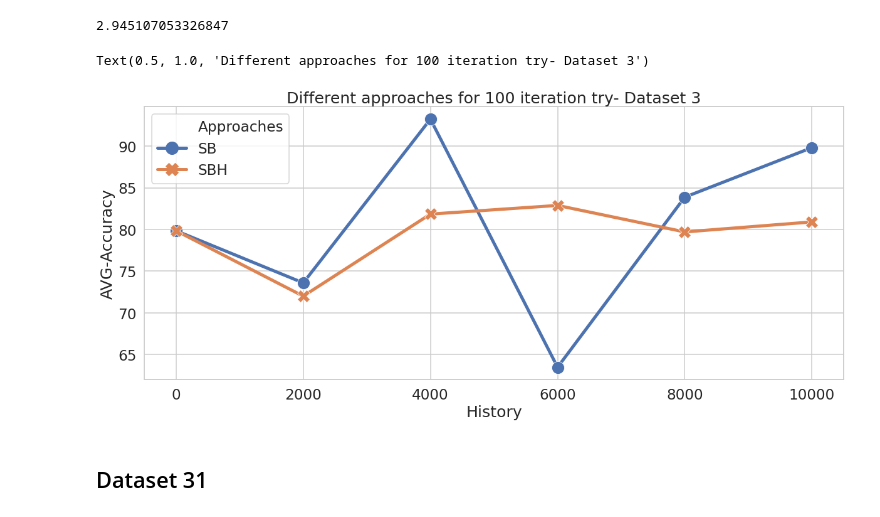
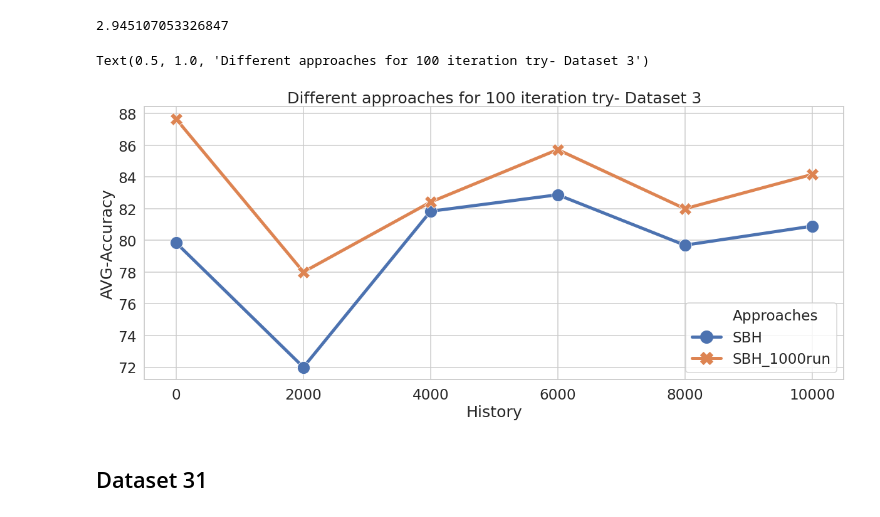
Before and after one commit to Milad-abbaszadeh/hyperopt, a Jupyter notebook: ipythons/Result_in_all_datasets.ipynb, the cells around one changed output. Cells and saved outputs as stored; diff of their text form; code cells hidden in the pictures.

```diff
--- a/ipythons/Result_in_all_datasets.ipynb
+++ b/ipythons/Result_in_all_datasets.ipynb
@@ -100,18 +98,18 @@ x_axis = [0,2000,4000,6000,8000,10000]
 
 avg_acc_our_3 = np.array([79.84,73.59,93.23,63.47,83.87,89.81])#
 avg_acc_random_3 = np.array([79.84,83,85,86,88,88.38])
-avg_acc_removedLF_random_3  =np.array([84.90,82.44,86.12,87.19,86.93,87.46])
-avg_acc_removedLF_our_3 =np.array([84.86,73.78,89.10,74.80,82.14,87.65])
-avg_acc_gamma1_our_3 = np.array([93.02,74.49,70.02,67.55,83.55,87.34])
-avg_acc_gamma1_random_3 = np.array([93.02,83.87,83.69,85.90,87.25,87.92])
+# avg_acc_removedLF_random_3  =np.array([84.90,82.44,86.12,87.19,86.93,87.46])
+# avg_acc_removedLF_our_3 =np.array([84.86,73.78,89.10,74.80,82.14,87.65])
+# avg_acc_gamma1_our_3 = np.array([93.02,74.49,70.02,67.55,83.55,87.34])
+# avg_acc_gamma1_random_3 = np.array([93.02,83.87,83.69,85.90,87.25,87.92])
 
 histogram = np.array([79.84,72,81.84,82.88,79.7,80.90])
 histogram_1000run=np.array([87.65,78.01,82.42,85.73,82,84.16])
-histogram_gamma1 = np.array([93.02,81.7,84.1,82.68,82.08,87.92])
-histogram_lf = np.array([84.86,76.43,84.55,85.46,79.79,78.46])
-histogram_gamma1_lf = np.array([92.64,86.23,86.31,86.97,88.68,86.41])
-best_history= np.array([79.84,66.39,82.03,65.60,63.20,62.88])
-worst_history=np.array([79.84,52.22,87.98,91.88,69.27,86.90])
+# histogram_gamma1 = np.array([93.02,81.7,84.1,82.68,82.08,87.92])
+# histogram_lf = np.array([84.86,76.43,84.55,85.46,79.79,78.46])
+# histogram_gamma1_lf = np.array([92.64,86.23,86.31,86.97,88.68,86.41])
+# best_history= np.array([79.84,66.39,82.03,65.60,63.20,62.88])
+# worst_history=np.array([79.84,52.22,87.98,91.88,69.27,86.90])
 
 
 # avg_acc_our_fromhyperopthistory = np.array([79.84,98.26,74.55,64.95,55.92]) #until 8000 history
@@ -119,36 +117,36 @@ worst_history=np.array([79.84,52.22,87.98,91.88,69.27,86.90])
 
 
 
 d = {'History':x_axis,
-    'SB':avg_acc_our_3,
+#     'SB':avg_acc_our_3,
 #     'SB_removedLF':avg_acc_removedLF_our_3,
 #     'SB_gamma1':avg_acc_gamma1_our_3,
 
 #      'SB_hpinput':avg_acc_our_fromhyperopthistory,
 
 #     'SBR':avg_acc_random_3,
 #     'SBR_removedLF':avg_acc_removedLF_random_3,
 #     'SBR_gamma1':avg_acc_gamma1_random_3,
 
      'SBH':histogram,
 #      'SBH_gamma1':histogram_gamma1,
 #      'SBH_removedLF':histogram_lf,
 #      'SBH_removedLF_gamma1':histogram_gamma1_lf,
-#      'SBH_1000run':histogram_1000run,
+     'SBH_1000run':histogram_1000run,
 
 #      'SB_Best':best_history,
 #      'SB_worst':worst_history
 
     }
 pdnumsqr = pd.DataFrame(d)
 
 sns.set(font_scale=1.4,style='whitegrid',)
 sns.set_context("talk",font_scale=1.4, rc={"lines.linewidth": 5,'lines.markersize':20})
 
 sns.lineplot(x='History', y='AVG-Accuracy',style='Approaches',markers=True,dashes=False,hue='Approaches',data=pd.melt(pdnumsqr,['History'],value_name ='AVG-Accuracy',var_name='Approaches')).set_title('Different approaches for 100 iteration try- Dataset 3')
 # %% [output]
 Text(0.5, 1.0, 'Different approaches for 100 iteration try- Dataset 3')
-[figure, old version]
+[figure, new version]
 # %% [markdown]
 ## Dataset 31
 # %%
```
Also changed, not shown: parts of 27 cells of this notebook, 48 other files.
